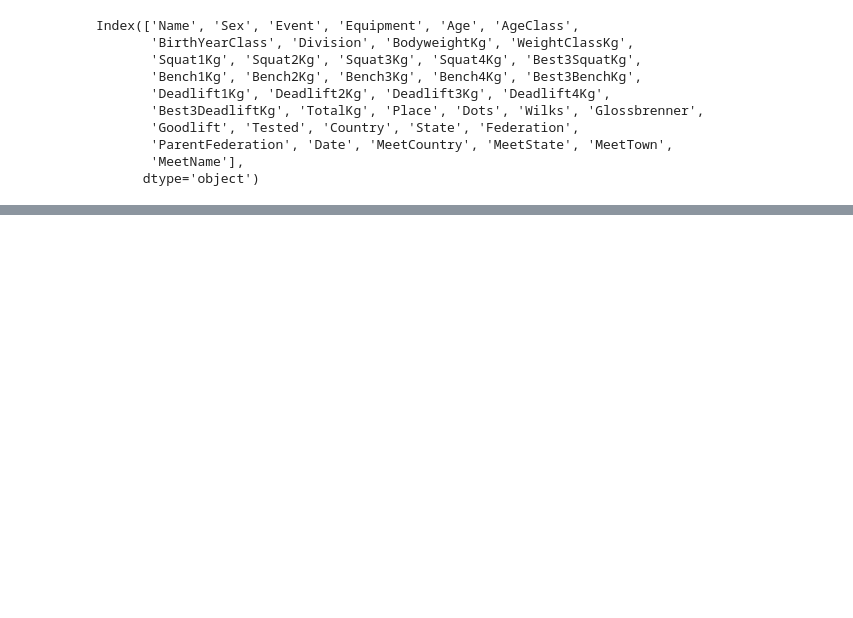
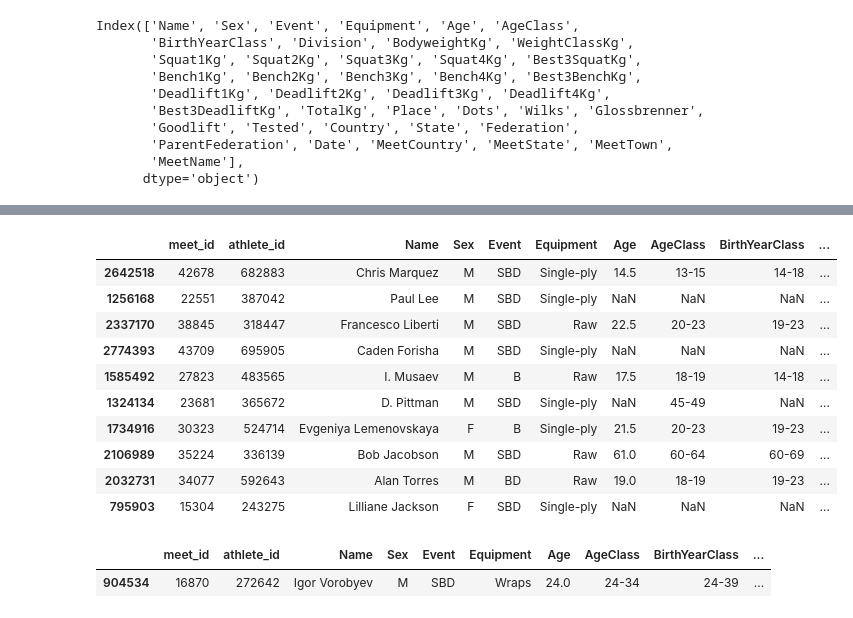
Before and after one commit to ericbohner/OpenPowerLifting-Analysis, a Jupyter notebook: data_cleaning.ipynb, the cells around one changed output, grey strips where cells are left out. Saved outputs shown, nothing was run; the diff lists cells and outputs as text; code cells hidden in the pictures; blank space fills up the shorter version.

```diff
--- a/data_cleaning.ipynb
+++ b/data_cleaning.ipynb
@@ -89,0 +406,27 @@ Index(['Name', 'Sex', 'Event', 'Equipment', 'Age', 'AgeClass',
+# %%
+# sneak a peek at what we've done
+openpl.sample(10)
+# %% [output]
+|  | meet_id | athlete_id | Name | Sex | Event | Equipment | Age | AgeClass | BirthYearClass | ... |
+| 2642518 | 42678 | 682883 | Chris Marquez | M | SBD | Single-ply | 14.5 | 13-15 | 14-18 | ... |
+| 1256168 | 22551 | 387042 | Paul Lee | M | SBD | Single-ply | NaN | NaN | NaN | ... |
+| 2337170 | 38845 | 318447 | Francesco Liberti | M | SBD | Raw | 22.5 | 20-23 | 19-23 | ... |
+| 2774393 | 43709 | 695905 | Caden Forisha | M | SBD | Single-ply | NaN | NaN | NaN | ... |
+| 1585492 | 27823 | 483565 | I. Musaev | M | B | Raw | 17.5 | 18-19 | 14-18 | ... |
+| 1324134 | 23681 | 365672 | D. Pittman | M | SBD | Single-ply | NaN | 45-49 | NaN | ... |
+| 1734916 | 30323 | 524714 | Evgeniya Lemenovskaya | F | B | Single-ply | 21.5 | 20-23 | 19-23 | ... |
+| 2106989 | 35224 | 336139 | Bob Jacobson | M | SBD | Raw | 61.0 | 60-64 | 60-69 | ... |
+| 2032731 | 34077 | 592643 | Alan Torres | M | BD | Raw | 19.0 | 18-19 | 19-23 | ... |
+| 795903 | 15304 | 243275 | Lilliane Jackson | F | SBD | Single-ply | NaN | NaN | NaN | ... |
+# %%
+# check to see that totals less than a max lift always result in DQ or equivalent
+condition = (
+    (openpl['TotalKg'] < openpl[['Best3DeadliftKg', 'Best3BenchKg', 'Best3SquatKg']].max(axis=1))
+)
+
+# Filter the DataFrame based on the condition
+df = openpl[condition]
+df
+# %% [output]
+|  | meet_id | athlete_id | Name | Sex | Event | Equipment | Age | AgeClass | BirthYearClass | ... |
+| 904534 | 16870 | 272642 | Igor Vorobyev | M | SBD | Wraps | 24.0 | 24-34 | 24-39 | ... |
```
Also changed, not shown: parts of 48 cells of this notebook.
